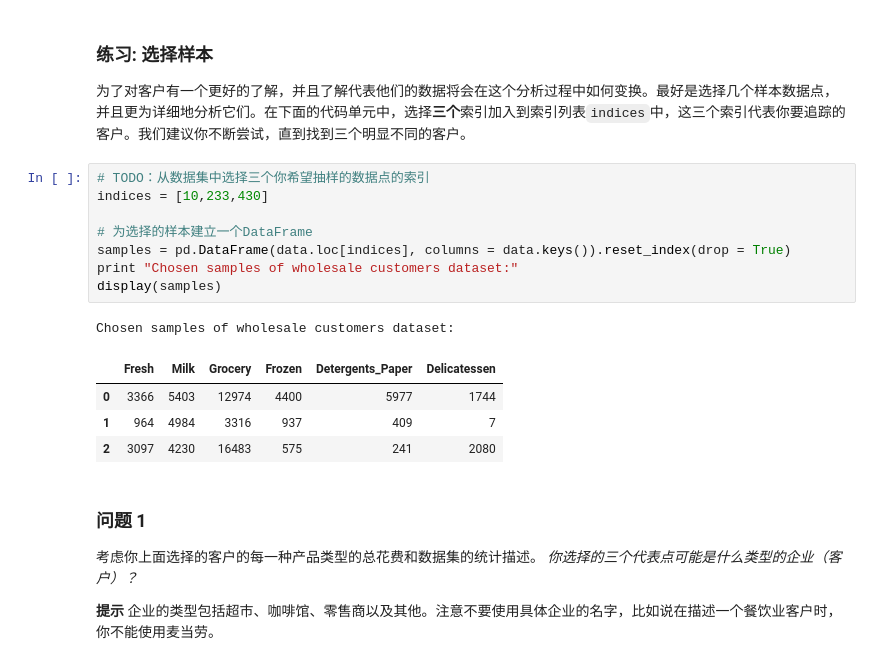
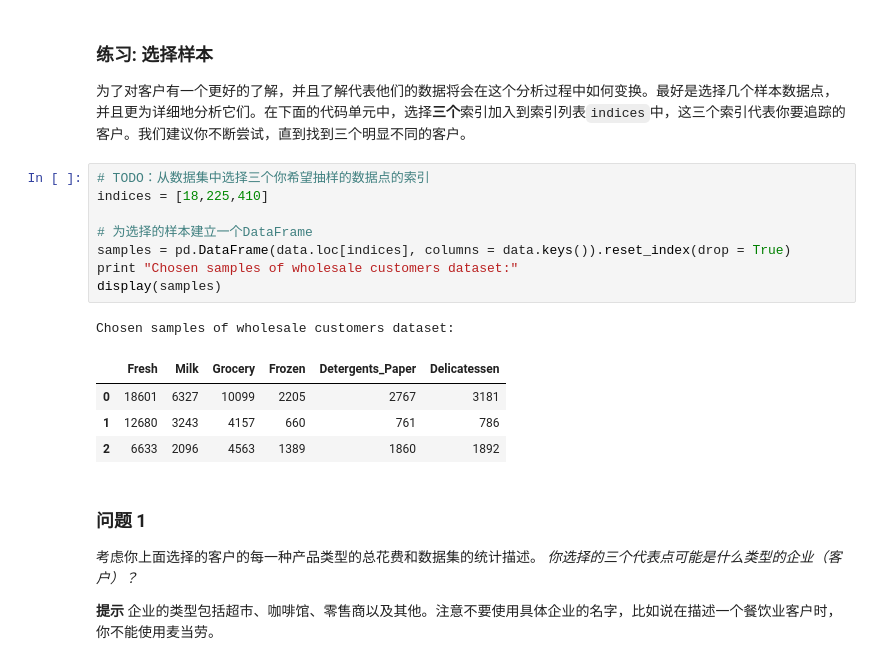
Before and after one commit to vvsuperman/machine-learning, a Jupyter notebook: projects_cn/creating_customer_segments/customer_segments.ipynb, the cells around one changed output. Saved outputs shown, nothing was run; the diff lists cells and outputs as text.

```diff
--- a/projects_cn/creating_customer_segments/customer_segments.ipynb
+++ b/projects_cn/creating_customer_segments/customer_segments.ipynb
@@ -58,18 +58,18 @@ display(data.describe())
 为了对客户有一个更好的了解，并且了解代表他们的数据将会在这个分析过程中如何变换。最好是选择几个样本数据点，并且更为详细地分析它们。在下面的代码单元中，选择**三个**索引加入到索引列表`indices`中，这三个索引代表你要追踪的客户。我们建议你不断尝试，直到找到三个明显不同的客户。
 # %%
 # TODO：从数据集中选择三个你希望抽样的数据点的索引
-indices = [10,233,430]
+indices = [18,225,410]
 
 # 为选择的样本建立一个DataFrame
 samples = pd.DataFrame(data.loc[indices], columns = data.keys()).reset_index(drop = True)
 print "Chosen samples of wholesale customers dataset:"
 display(samples)
 # %% [output]
 Chosen samples of wholesale customers dataset:
 |  | Fresh | Milk | Grocery | Frozen | Detergents_Paper | Delicatessen |
-| 0 | 3366 | 5403 | 12974 | 4400 | 5977 | 1744 |
-| 1 | 964 | 4984 | 3316 | 937 | 409 | 7 |
-| 2 | 3097 | 4230 | 16483 | 575 | 241 | 2080 |
+| 0 | 18601 | 6327 | 10099 | 2205 | 2767 | 3181 |
+| 1 | 12680 | 3243 | 4157 | 660 | 761 | 786 |
+| 2 | 6633 | 2096 | 4563 | 1389 | 1860 | 1892 |
 # %% [markdown]
 ### 问题 1
 考虑你上面选择的客户的每一种产品类型的总花费和数据集的统计描述。
```
Also changed, not shown: parts of 25 cells of this notebook, 1 other file.
